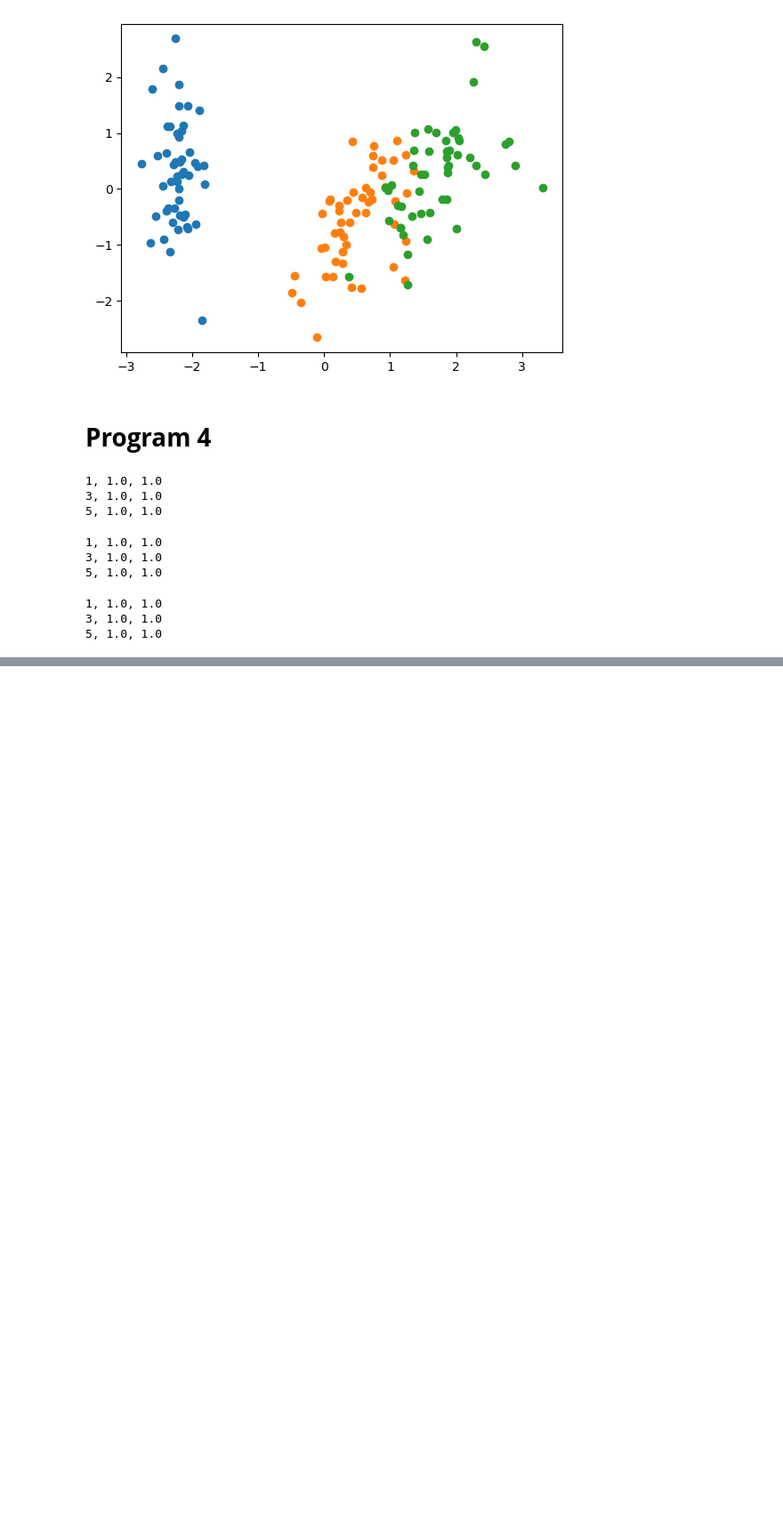
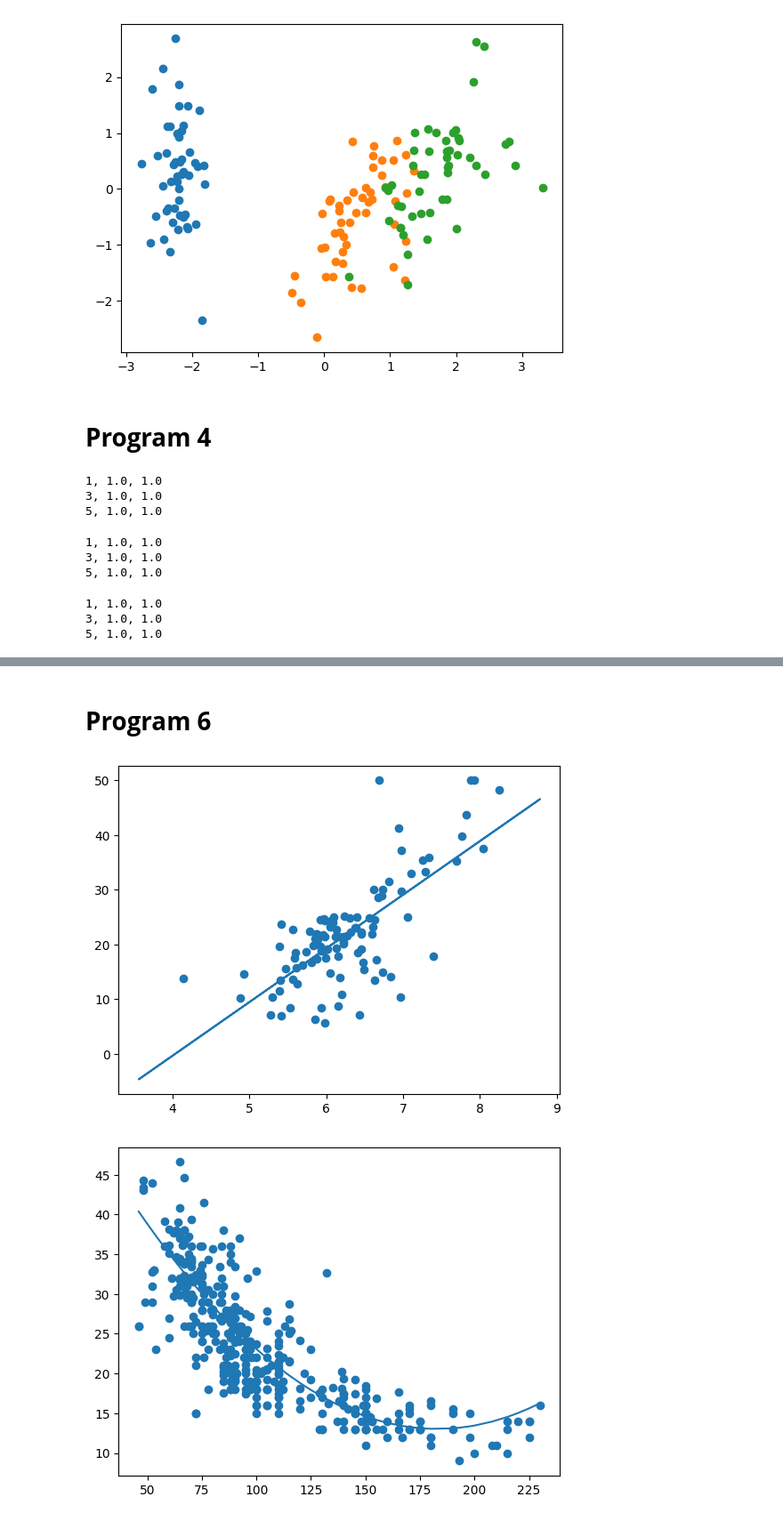
Before and after one commit to Rayz4010/important, a Jupyter notebook: 6th sem/ML/practice.ipynb, the cells around one changed output, grey strips where cells are left out. Shown at 89% size. Drawn from its saved outputs; the diff is of its cells as text; code cells hidden in the pictures; blank space fills up the shorter version.

```diff
--- a/6th sem/ML/practice.ipynb
+++ b/6th sem/ML/practice.ipynb
@@ -189,0 +213,43 @@ for k in k_val:
+# %% [markdown]
+# **Program 6**
+# %%
+from os import XATTR_REPLACE
+import pandas as pd
+import numpy as np
+import matplotlib.pyplot as plt
+from sklearn.model_selection import train_test_split as tts
+from sklearn.preprocessing import PolynomialFeatures
+from sklearn.linear_model import LinearRegression
+from sklearn.metrics import mean_squared_error, r2_score
+df=pd.read_csv('/content/boston_housing_data.csv')
+x=df[['RM']]
+y=df[['MEDV']]
+x_test,x_train,y_test,y_train=tts(x,y,test_size=0.2,random_state=43)
+lr=LinearRegression()
+lr.fit(x_train,y_train)
+y_pred=lr.predict(x_test)
+mse=mean_squared_error(y_test,y_pred)
+r2=r2_score(y_test,y_pred)
+plt.scatter(x_train,y_train)
+plt.plot(x_test,y_pred)
+plt.show()
+df=pd.read_csv('/content/auto-mpg.csv')
+df['horsepower'] = auto_df['horsepower'].replace('?', np.nan).astype(float)
+df.dropna(inplace=True)
+x = df[['horsepower']]
+y = df['mpg']
+x_test,x_train,y_test,y_train=tts(x,y,test_size=0.2,random_state=43)
+p=PolynomialFeatures(degree=2)
+x_train_p=p.fit_transform(x_train)
+x_test_p=p.transform(x_test)
+lr.fit(x_train_p,y_train)
+y_pred=lr.predict(x_test_p)
+mse=mean_squared_error(y_test,y_pred)
+r2=r2_score(y_test,y_pred)
+plt.scatter(x,y)
+sor=x_test.squeeze().argsort()
+plt.plot(x_test.iloc[sor],y_pred[sor])
+plt.show()
+# %% [output]
+[figure, added]
+[figure, added]
```
Also changed, not shown: parts of 8 cells of this notebook.
